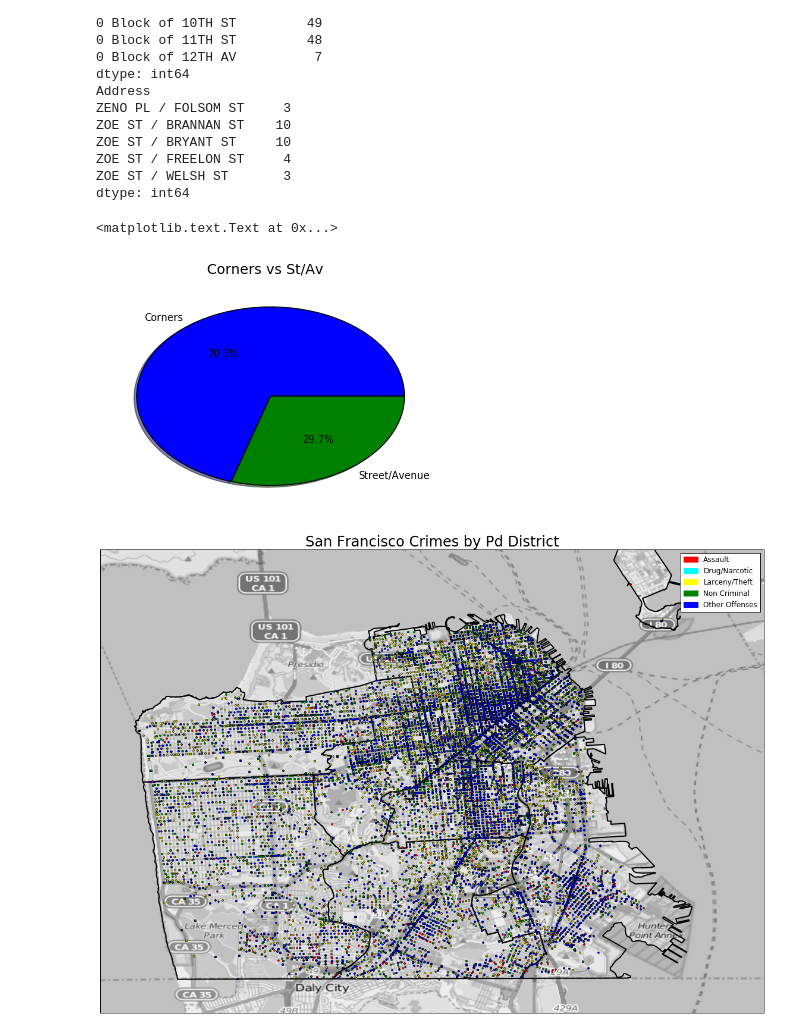
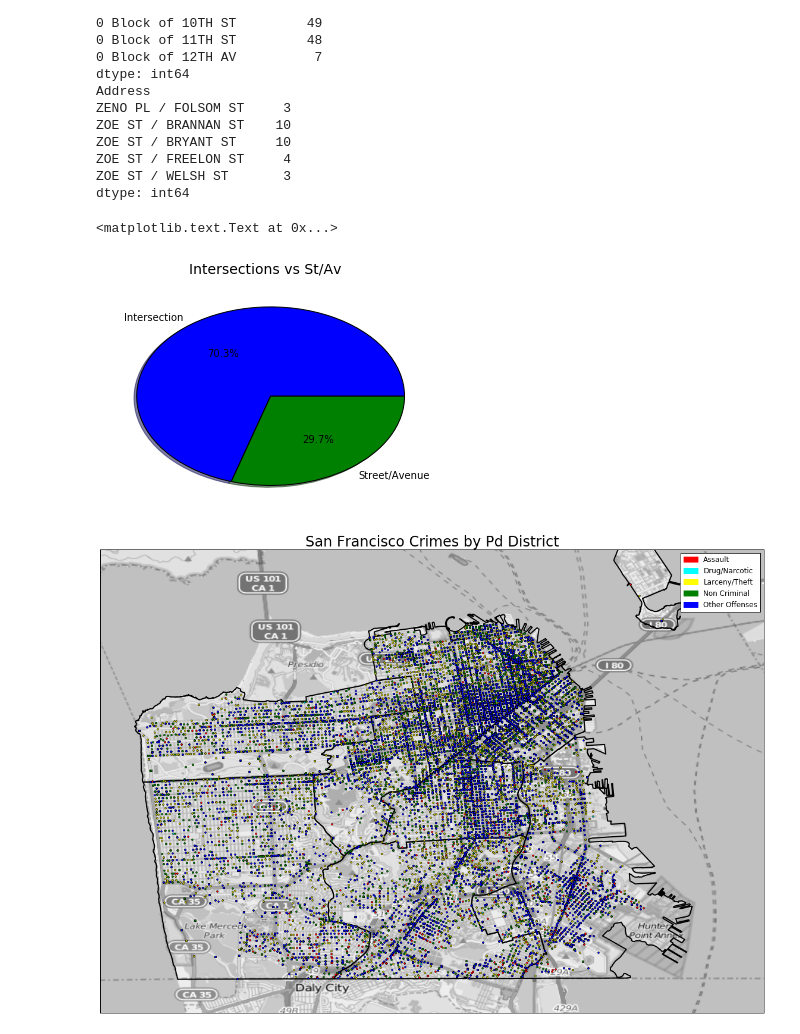
Before and after one commit to aidaamp/FinalProject, a Jupyter notebook: San Francisco Crime Classification.ipynb, the cells around one changed output. Drawn from its saved outputs; the diff is of its cells as text; code cells hidden in the pictures.

```diff
--- a/San Francisco Crime Classification.ipynb
+++ b/San Francisco Crime Classification.ipynb
@@ -240,17 +242,17 @@ ZOE ST / WELSH ST       3
 dtype: int64
 # %%
 #Create new column call IsCorner which identifies a St/Av from an intersection.
-SF_train_data['IsCorner'] = SF_train_data['Address'].str.contains('/')
+SF_train_data['IsIntersection'] = SF_train_data['Address'].str.contains('/')
 # %%
 #Define the labels for the graph
-labels = 'Corners', 'Street/Avenue'
-fracs = SF_train_data.groupby('IsCorner').size()
+labels = 'Intersection', 'Street/Avenue'
+fracs = SF_train_data.groupby('IsIntersection').size()
 #Plot a pie graph
 plt.pie(fracs, labels=labels, autopct='%1.1f%%', shadow=True)
-plt.suptitle('Corners vs St/Av', fontsize=14)
+plt.suptitle('Intersections vs St/Av', fontsize=14)
 # %% [output]
 <matplotlib.text.Text at 0x...>
-[figure, old version]
+[figure, new version]
 # %%
 #Create new columns with the year, month, day and hour
 SF_train_data['Year'] = SF_train_data['Dates'].dt.year
```
Also changed, not shown: parts of 26 cells of this notebook.
